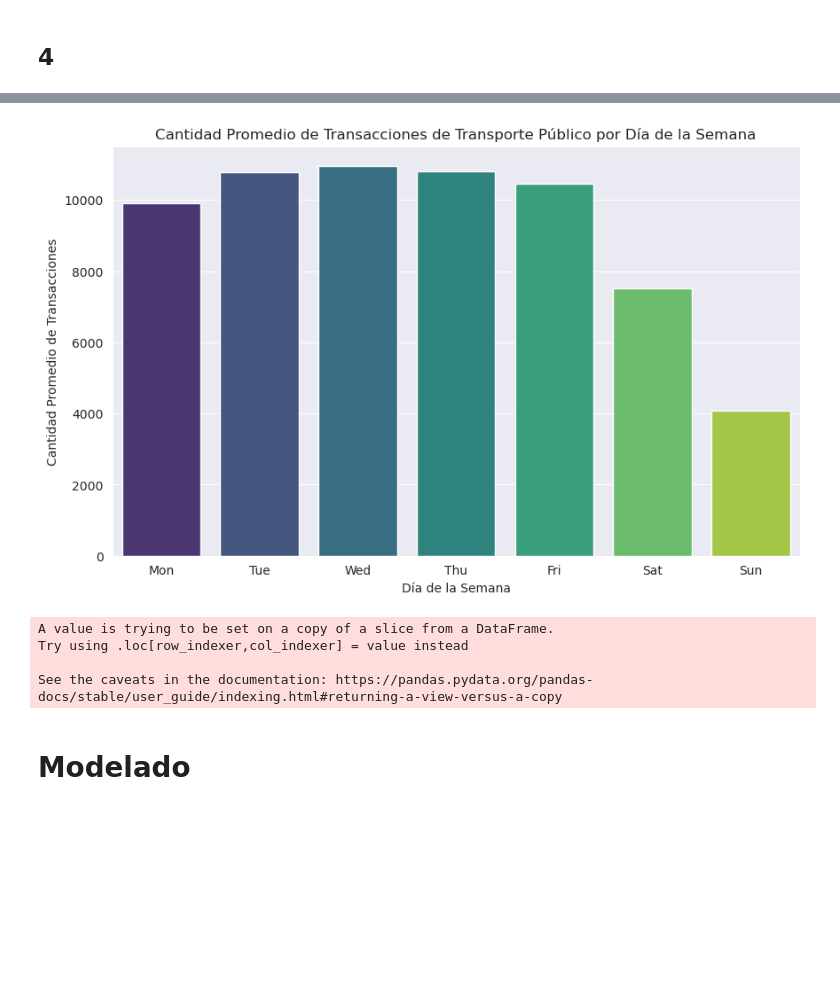
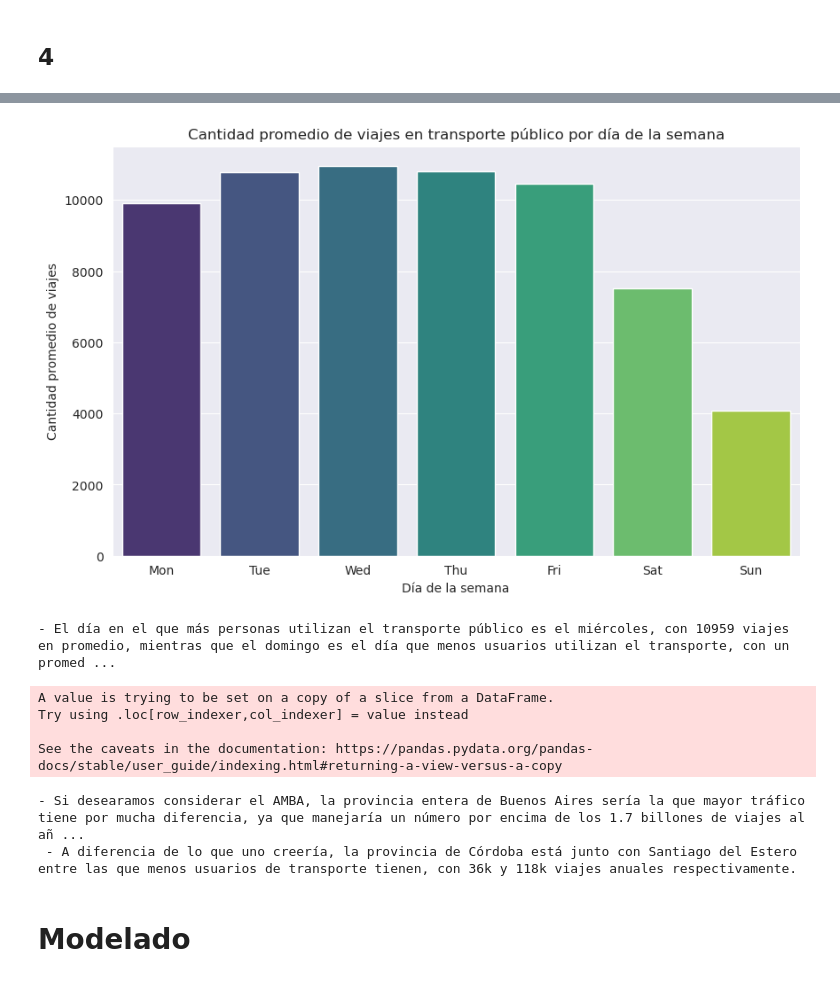
Before and after one commit to pedrobergaglio/transporte-publico-2023-ldd, a Jupyter notebook: tp1_sube2023.ipynb, the cells around one changed output, grey strips where cells are left out. Drawn from its saved outputs; the diff is of its cells as text; code cells hidden in the pictures; blank space fills up the shorter version.

```diff
--- a/tp1_sube2023.ipynb
+++ b/tp1_sube2023.ipynb
@@ -188,14 +235,17 @@ plt.show()
 # %%
 plt.figure(figsize=(10, 6))
 
 sns.barplot(data=sube_2023.groupby("DIA_TRANSPORTE")["CANTIDAD"].mean().reset_index(), x='DIA_TRANSPORTE', y='CANTIDAD',order=['Mon', 'Tue', 'Wed', 'Thu', 'Fri', 'Sat', 'Sun'], palette='viridis')
-plt.title('Cantidad Promedio de Transacciones de Transporte Público por Día de la Semana')
-plt.xlabel('Día de la Semana')
-plt.ylabel('Cantidad Promedio de Transacciones')
+plt.title('Cantidad promedio de viajes en transporte público por día de la semana')
+plt.xlabel('Día de la semana')
+plt.ylabel('Cantidad promedio de viajes')
 plt.ticklabel_format(style='plain', axis='y')
 plt.show()
+
+print(f"\033[1;32;40m\033[8;10;20m- El día en el que más personas utilizan el transporte público es el miércoles, con {round(sube_2023.loc[sube_2023['DIA_TRANSPORTE'] == 'Wed', :].groupby('DIA_TRANSPORTE')['CANTIDAD'].mean().mean())} viajes en promedio, mientras que el domingo es el día que menos usuarios utilizan el transporte, con un promedio de {round(sube_2023.loc[sube_2023['DIA_TRANSPORTE'] == 'Sun', :].groupby('DIA_TRANSPORTE')['CANTIDAD'].mean().mean())}")
 # %% [output]
-[figure, old version]
+[figure, new version]
+- El día en el que más personas utilizan el transporte público es el miércoles, con 10959 viajes en promedio, mientras que el domingo es el día que menos usuarios utilizan el transporte, con un promed ...
 # %%
 with open ("./ProvinciasArgentina.geojson") as f:
     data = json.load(f)
@@ -227,7 +277,7 @@ data_mapa["PROVINCIA"]=data_mapa["PROVINCIA"].replace({
 fig = px.choropleth_mapbox(data_mapa.groupby(['PROVINCIA'])['CANTIDAD'].sum().reset_index(), geojson=data,featureidkey='properties.nombre', locations='PROVINCIA', color='CANTIDAD',
                            color_continuous_scale="Viridis",
                            range_color=(1000000, 137000000),
-                           mapbox_style= "open-street-map" , # formatos de diseño del mapa : "carto-positron", "carto-positron",   "white-bg",
+                           mapbox_style= "open-street-map" ,
                            zoom=3, center = {"lat": -38.40, "lon": -63.60},
                            opacity=0.3,
                            title='Mapa de tráfico de pasajeros fuera de AMBA'
@@ -236,11 +286,15 @@ fig = px.choropleth_mapbox(data_mapa.groupby(['PROVINCIA'])['CANTIDAD'].sum().re
 fig.update_layout(margin={"r":0,"t":0,"l":0,"b":0})
 
 fig.show()
+
+print(f"\033[1;32;40m\033[8;10;20m- Si desearamos considerar el AMBA, la provincia entera de Buenos Aires sería la que mayor tráfico tiene por mucha diferencia, ya que manejaría un número por encima de los 1.7 billones de viajes al año. Sin embargo, al exlcuir el AMBA, podemos ver que la provincia con mayor tráfico de personas es Mendoza, con 218M viajes anuales, seguido por Santa Fe, con 130M.\n - A diferencia de lo que uno creería, la provincia de Córdoba está junto con Santiago del Estero entre las que menos usuarios de transporte tienen, con 36k y 118k viajes anuales respectivamente.")
 # %% [output]
 A value is trying to be set on a copy of a slice from a DataFrame.
 Try using .loc[row_indexer,col_indexer] = value instead
 
 See the caveats in the documentation: https://pandas.pydata.org/pandas-docs/stable/user_guide/indexing.html#returning-a-view-versus-a-copy
+- Si desearamos considerar el AMBA, la provincia entera de Buenos Aires sería la que mayor tráfico tiene por mucha diferencia, ya que manejaría un número por encima de los 1.7 billones de viajes al añ ...
+ - A diferencia de lo que uno creería, la provincia de Córdoba está junto con Santiago del Estero entre las que menos usuarios de transporte tienen, con 36k y 118k viajes anuales respectivamente.
 # %%
 datos_filtrados = sube_2023[(sube_2023['TIPO_TRANSPORTE'] == 'COLECTIVO') & (sube_2023['AMBA'] == 'NO') & (sube_2023['PROVINCIA'] != 'BUENOS AIRES')&(sube_2023['PROVINCIA'] != 'Buenos Aires')]
 
```
Also changed, not shown: parts of 2 cells of this notebook.
